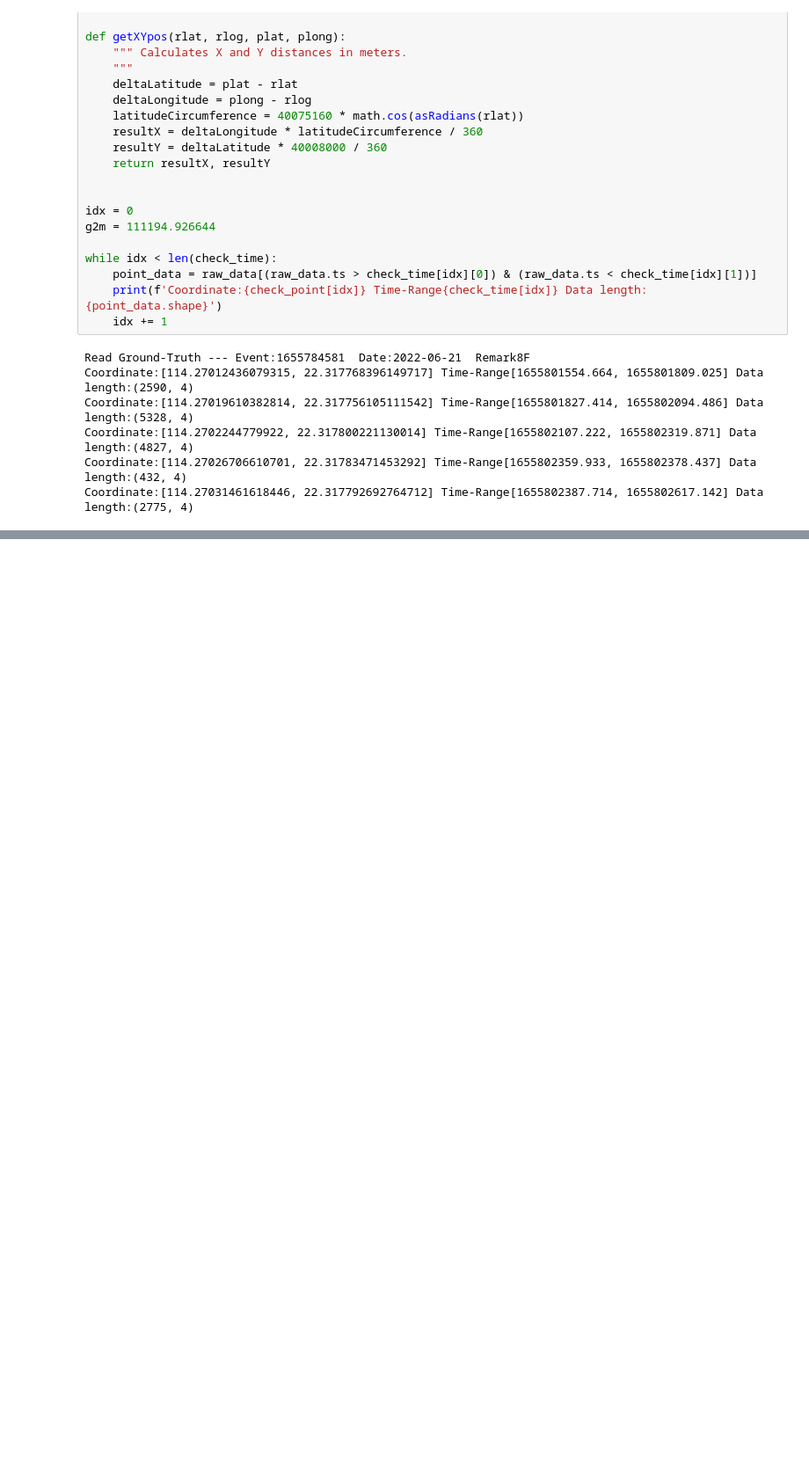
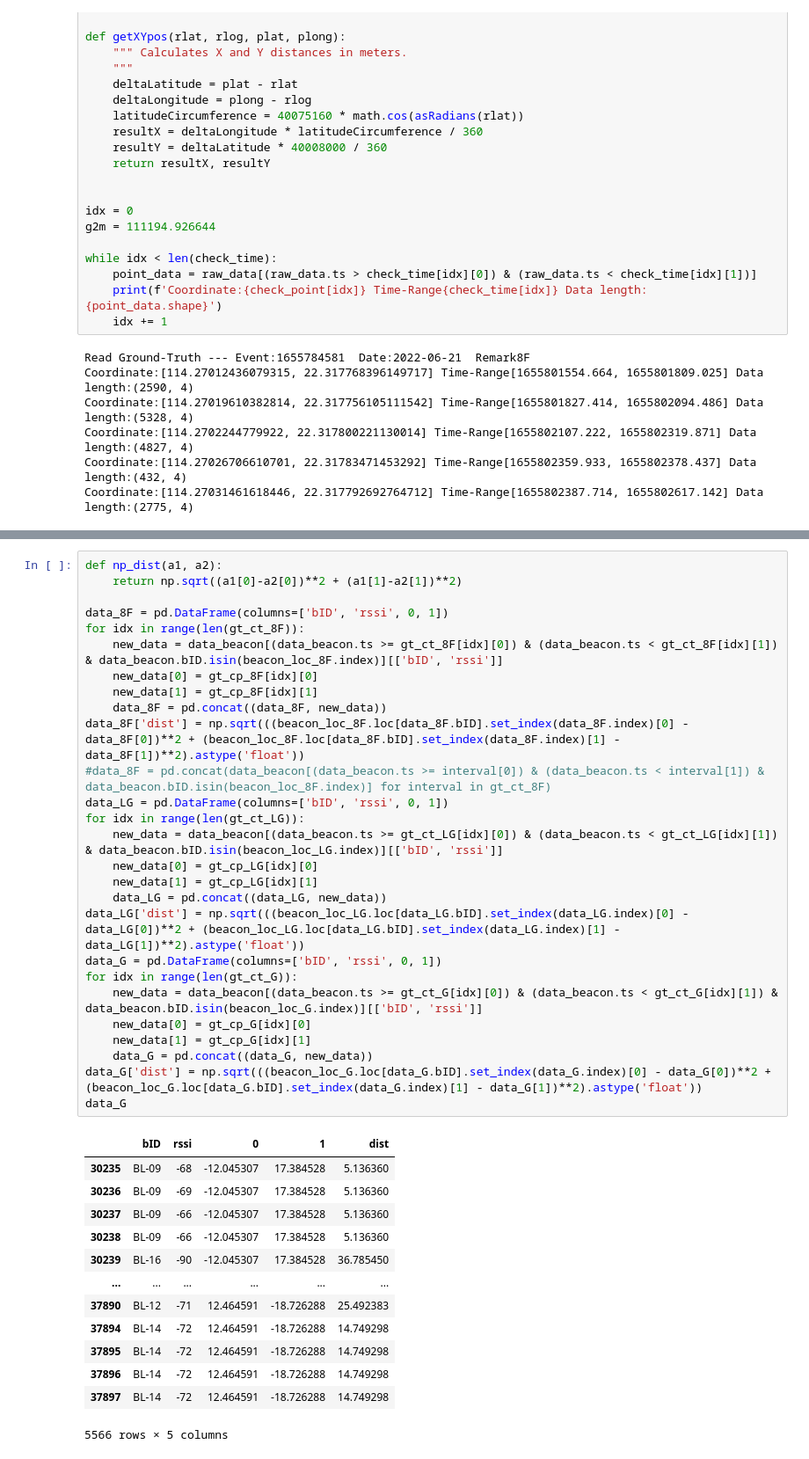
Before and after one commit to mmusic/tkoh-data_analysis, a Jupyter notebook: main.ipynb, the cells around one changed output, grey strips where cells are left out. Shown: that part at 88% size. Saved outputs shown, nothing was run; the diff lists cells and outputs as text; blank space fills up the shorter version.

```diff
--- a/main.ipynb
+++ b/main.ipynb
@@ -66,0 +152,41 @@ Coordinate:[114.27031461618446, 22.317792692764712] Time-Range[1655802387.714, 1
+# %%
+def np_dist(a1, a2):
+    return np.sqrt((a1[0]-a2[0])**2 + (a1[1]-a2[1])**2)
+
+data_8F = pd.DataFrame(columns=['bID', 'rssi', 0, 1])
+for idx in range(len(gt_ct_8F)):
+    new_data = data_beacon[(data_beacon.ts >= gt_ct_8F[idx][0]) & (data_beacon.ts < gt_ct_8F[idx][1]) & data_beacon.bID.isin(beacon_loc_8F.index)][['bID', 'rssi']]
+    new_data[0] = gt_cp_8F[idx][0]
+    new_data[1] = gt_cp_8F[idx][1]
+    data_8F = pd.concat((data_8F, new_data))
+data_8F['dist'] = np.sqrt(((beacon_loc_8F.loc[data_8F.bID].set_index(data_8F.index)[0] - data_8F[0])**2 + (beacon_loc_8F.loc[data_8F.bID].set_index(data_8F.index)[1] - data_8F[1])**2).astype('float'))
+#data_8F = pd.concat(data_beacon[(data_beacon.ts >= interval[0]) & (data_beacon.ts < interval[1]) & data_beacon.bID.isin(beacon_loc_8F.index)] for interval in gt_ct_8F)
+data_LG = pd.DataFrame(columns=['bID', 'rssi', 0, 1])
+for idx in range(len(gt_ct_LG)):
+    new_data = data_beacon[(data_beacon.ts >= gt_ct_LG[idx][0]) & (data_beacon.ts < gt_ct_LG[idx][1]) & data_beacon.bID.isin(beacon_loc_LG.index)][['bID', 'rssi']]
+    new_data[0] = gt_cp_LG[idx][0]
+    new_data[1] = gt_cp_LG[idx][1]
+    data_LG = pd.concat((data_LG, new_data))
+data_LG['dist'] = np.sqrt(((beacon_loc_LG.loc[data_LG.bID].set_index(data_LG.index)[0] - data_LG[0])**2 + (beacon_loc_LG.loc[data_LG.bID].set_index(data_LG.index)[1] - data_LG[1])**2).astype('float'))
+data_G = pd.DataFrame(columns=['bID', 'rssi', 0, 1])
+for idx in range(len(gt_ct_G)):
+    new_data = data_beacon[(data_beacon.ts >= gt_ct_G[idx][0]) & (data_beacon.ts < gt_ct_G[idx][1]) & data_beacon.bID.isin(beacon_loc_G.index)][['bID', 'rssi']]
+    new_data[0] = gt_cp_G[idx][0]
+    new_data[1] = gt_cp_G[idx][1]
+    data_G = pd.concat((data_G, new_data))
+data_G['dist'] = np.sqrt(((beacon_loc_G.loc[data_G.bID].set_index(data_G.index)[0] - data_G[0])**2 + (beacon_loc_G.loc[data_G.bID].set_index(data_G.index)[1] - data_G[1])**2).astype('float'))
+data_G
+# %% [output]
+|  | bID | rssi | 0 | 1 | dist |
+| 30235 | BL-09 | -68 | -12.045307 | 17.384528 | 5.136360 |
+| 30236 | BL-09 | -69 | -12.045307 | 17.384528 | 5.136360 |
+| 30237 | BL-09 | -66 | -12.045307 | 17.384528 | 5.136360 |
+| 30238 | BL-09 | -66 | -12.045307 | 17.384528 | 5.136360 |
+| 30239 | BL-16 | -90 | -12.045307 | 17.384528 | 36.785450 |
+| ... | ... | ... | ... | ... | ... |
+| 37890 | BL-12 | -71 | 12.464591 | -18.726288 | 25.492383 |
+| 37894 | BL-14 | -72 | 12.464591 | -18.726288 | 14.749298 |
+| 37895 | BL-14 | -72 | 12.464591 | -18.726288 | 14.749298 |
+| 37896 | BL-14 | -72 | 12.464591 | -18.726288 | 14.749298 |
+| 37897 | BL-14 | -72 | 12.464591 | -18.726288 | 14.749298 |
+5566 rows × 5 columns
```
Also changed, not shown: parts of 4 cells of this notebook, 5 other files.
